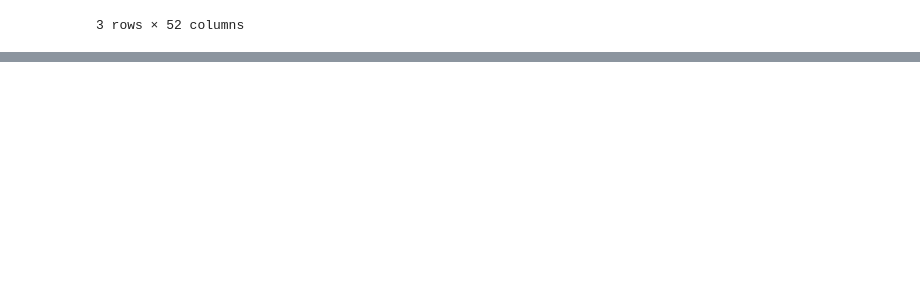
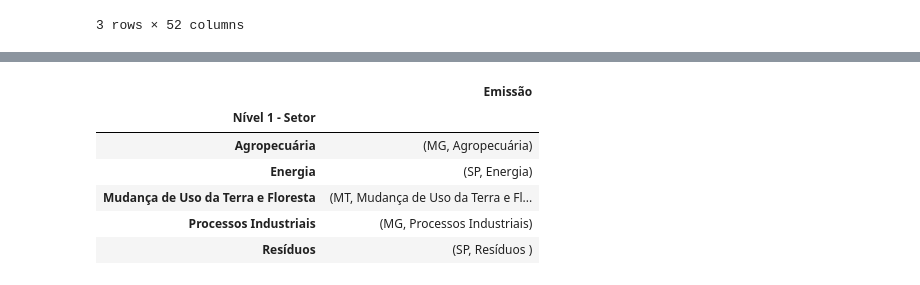
Before and after one commit to Matheus-Pombeiro/pandas_selecao_e_agrupamento, a Jupyter notebook: pandas_selecao_e_agrupamento_challenge.ipynb, the cells around one changed output, grey strips where cells are left out. Cells and saved outputs as stored; diff of their text form; code cells hidden in the pictures; blank space fills up the shorter version.

```diff
--- a/pandas_selecao_e_agrupamento_challenge.ipynb
+++ b/pandas_selecao_e_agrupamento_challenge.ipynb
@@ -96,0 +200,12 @@ economic_activities_sum.head(3)
+# %%
+# Finding the maximum index values in each economic activity
+emissoes_estado_setor = emissoes_por_ano.groupby(['Estado', 'Nível 1 - Setor'])[['Emissão']].sum()
+emissoes_estado_setor.groupby(level=1).idxmax()
+# %% [output]
+|  | Emissão |
+| Nível 1 - Setor |  |
+| Agropecuária | (MG, Agropecuária) |
+| Energia | (SP, Energia) |
+| Mudança de Uso da Terra e Floresta | (MT, Mudança de Uso da Terra e Fl... |
+| Processos Industriais | (MG, Processos Industriais) |
+| Resíduos | (SP, Resíduos ) |
```
Also changed, not shown: parts of 8 cells of this notebook.
